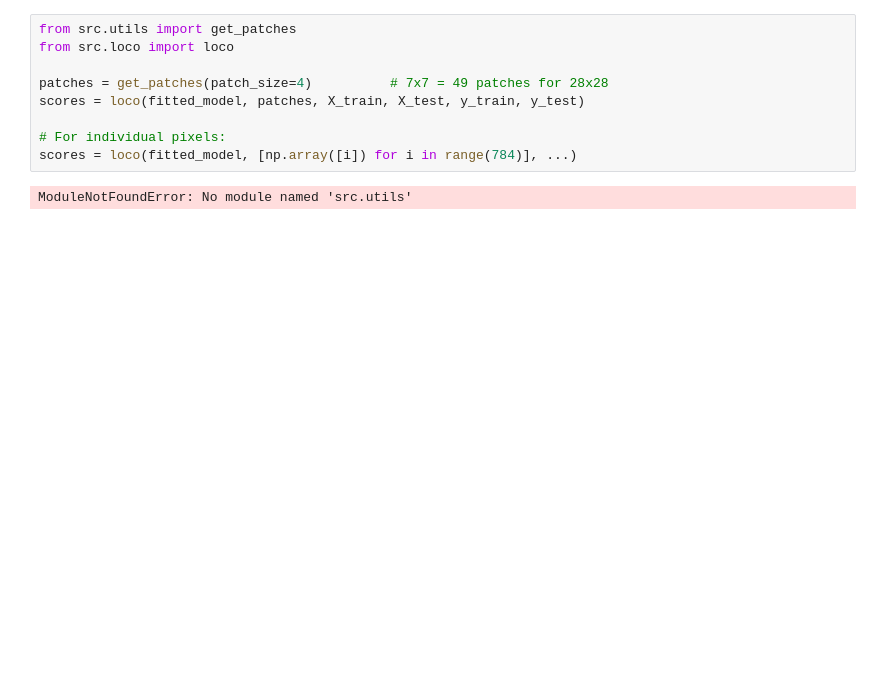
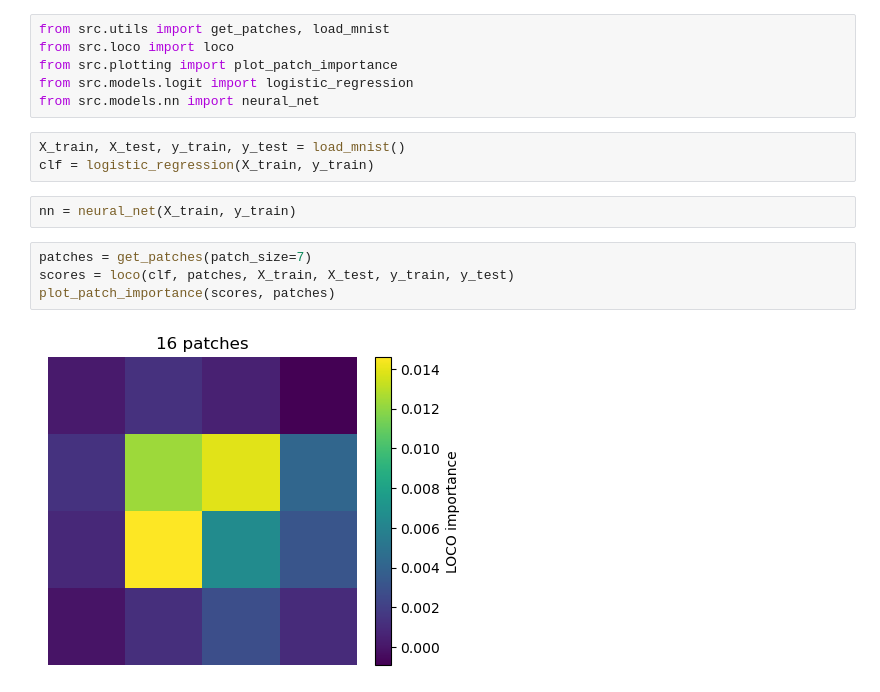
Before and after one commit to spencervenancio/senior-thesis, a Jupyter notebook: notebooks/testing_loco_src.ipynb, the cells around one changed output. Saved outputs shown, nothing was run; the diff lists cells and outputs as text; blank space fills up the shorter version.

Commit message:
fixed bug in loco code

```diff
--- a/notebooks/testing_loco_src.ipynb
+++ b/notebooks/testing_loco_src.ipynb
@@ -10,11 +7,17 @@ __init__.py data        lit         notebooks   plots       src
-# %%
-from src.utils import get_patches
-from src.loco import loco
-
-patches = get_patches(patch_size=4)          # 7x7 = 49 patches for 28x28
-scores = loco(fitted_model, patches, X_train, X_test, y_train, y_test)
-
-# For individual pixels:
-scores = loco(fitted_model, [np.array([i]) for i in range(784)], ...)
-# %% [output]
-ModuleNotFoundError: No module named 'src.utils'
+# %%
+from src.utils import get_patches, load_mnist
+from src.loco import loco
+from src.plotting import plot_patch_importance
+from src.models.logit import logistic_regression
+from src.models.nn import neural_net
+# %%
+X_train, X_test, y_train, y_test = load_mnist()
+clf = logistic_regression(X_train, y_train)
+# %%
+nn = neural_net(X_train, y_train)
+# %%
+patches = get_patches(patch_size=7)
+scores = loco(clf, patches, X_train, X_test, y_train, y_test)
+plot_patch_importance(scores, patches)
+# %% [output]
+[figure, added]
```
Also changed, not shown: parts of 3 cells of this notebook, 1 other file.
